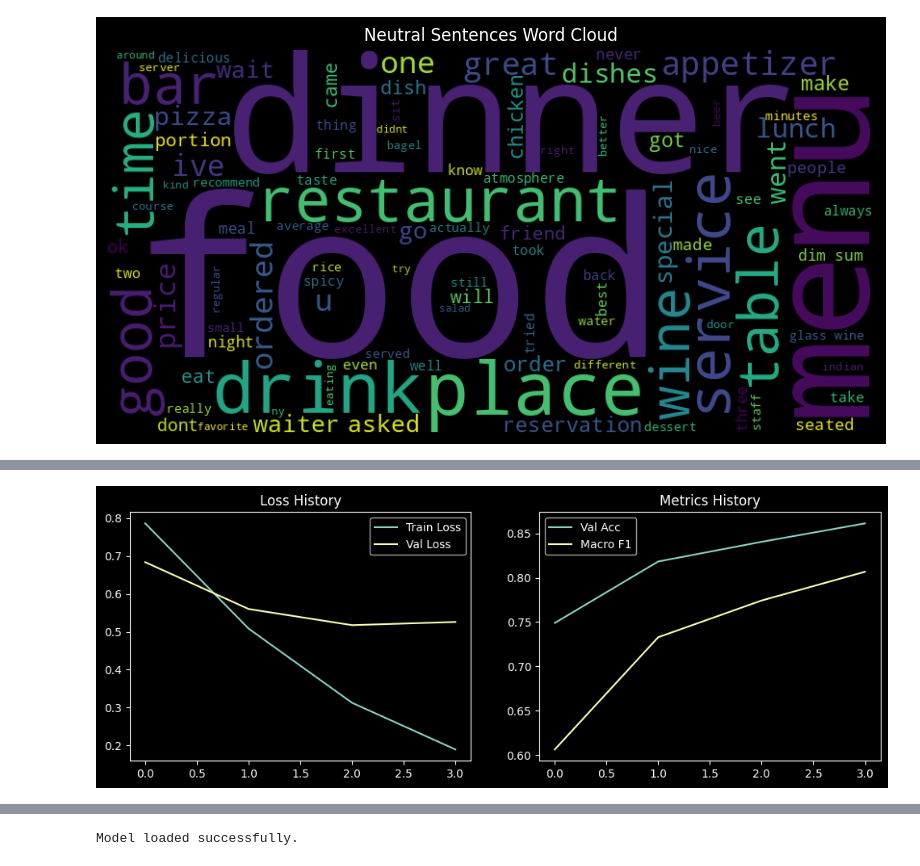
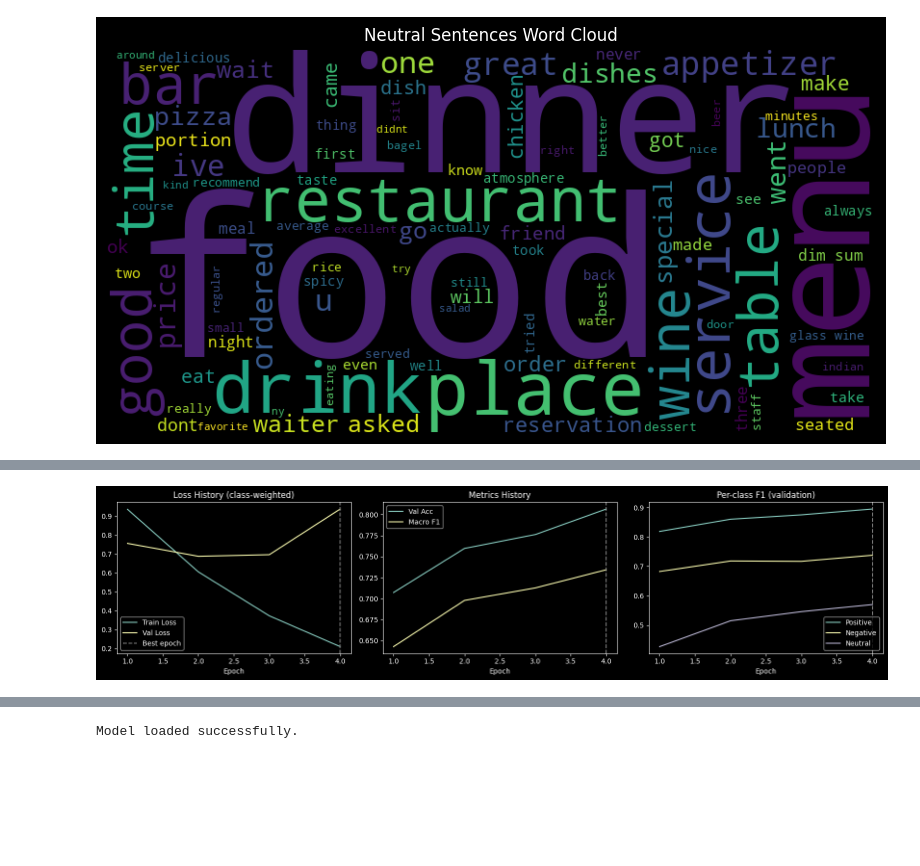
Before and after one commit to AmirMohammad-Sharbati/aspect-based-sentiment-analysis, a Jupyter notebook: aspect_based_sentiment_analysis.ipynb, the cells around one changed output, grey strips where cells are left out. Cells and saved outputs as stored; diff of their text form; code cells hidden in the pictures; blank space fills up the shorter version.

Commit message:
Complete and enhance aspect-based sentiment analysis notebook with improved functionality, robustness, and final results

```diff
--- a/aspect_based_sentiment_analysis.ipynb
+++ b/aspect_based_sentiment_analysis.ipynb
@@ -271,6 +355,6 @@ print(val_df["label"].value_counts(normalize=True).sort_index())
 # %%
 set_seed(42)
-ray.init(ignore_reinit_error=True) # Prevent Kaggle crashes
+ray.init(ignore_reinit_error=True)  # Prevent Kaggle crashes
 
 # Put data in object store
 train_ref = ray.put(train_df)
@@ -282,16 +366,24 @@ search_space = {
     "batch_size": tune.choice([16, 32]),
     "weight_decay": tune.choice([0.01, 0.1]),
     "epochs": 4,
+    "seed": 42,
+    "use_class_weights": True,
     "train_data_ref": train_ref,
-    "val_data_ref": val_ref
+    "val_data_ref": val_ref,
 }
 
 tuner = tune.Tuner(
     tune.with_resources(train_absa, resources={"gpu": 1, "cpu": 2}),
     param_space=search_space,
-    tune_config=tune.TuneConfig(num_samples=20, scheduler=ASHAScheduler(metric='macro_f1', mode='max', max_t=4)),
+    tune_config=tune.TuneConfig(
+        num_samples=20,
+        scheduler=ASHAScheduler(metric="macro_f1", mode="max", max_t=4),
+    ),
 )
 results = tuner.fit()
+
+# Trials that raised (e.g. non-finite loss) are reported, not hidden as NaN
+print(f"\nErrored trials: {results.num_errors} / {len(results)}")
 
 # Save ALL experiment results to CSV (VERY IMPORTANT FOR REPORT)
 all_results = results.get_dataframe()
@@ -344,18 +437,34 @@ Trial Status
 All model results saved to all_models_results.csv
 # %%
-# Plotting the Best Model
-best_res = results.get_best_result(metric="macro_f1", mode="max")
+# Rank by the BEST epoch, not the last one
+best_res = results.get_best_result(metric="best_macro_f1", mode="max")
 pdf = best_res.metrics_dataframe.sort_values("training_iteration")
+epochs_axis = pdf["training_iteration"]
+best_epoch = int(best_res.metrics["best_epoch"])
 
-plt.figure(figsize=(12, 4))
-plt.subplot(1, 2, 1)
-plt.plot(pdf['train_loss'], label='Train Loss'); plt.plot(pdf['val_loss'], label='Val Loss')
-plt.title('Loss History'); plt.legend()
+plt.figure(figsize=(16, 4))
 
-plt.subplot(1, 2, 2)
-plt.plot(pdf['val_acc'], label='Val Acc'); plt.plot(pdf['macro_f1'], label='Macro F1')
-plt.title('Metrics History'); plt.legend()
+plt.subplot(1, 3, 1)
+plt.plot(epochs_axis, pdf["train_loss"], label="Train Loss")
+plt.plot(epochs_axis, pdf["val_loss"], label="Val Loss")
+plt.axvline(best_epoch, color="gray", linestyle="--", label="Best epoch")
+plt.xlabel("Epoch"); plt.title("Loss History (class-weighted)"); plt.legend()
+
+plt.subplot(1, 3, 2)
+plt.plot(epochs_axis, pdf["val_acc"], label="Val Acc")
+plt.plot(epochs_axis, pdf["macro_f1"], label="Macro F1")
+plt.axvline(best_epoch, color="gray", linestyle="--")
+plt.xlabel("Epoch"); plt.title("Metrics History"); plt.legend()
+
+plt.subplot(1, 3, 3)
+plt.plot(epochs_axis, pdf["f1_positive"], label="Positive")
+plt.plot(epochs_axis, pdf["f1_negative"], label="Negative")
+plt.plot(epochs_axis, pdf["f1_neutral"], label="Neutral")
+plt.axvline(best_epoch, color="gray", linestyle="--")
+plt.xlabel("Epoch"); plt.title("Per-class F1 (validation)"); plt.legend()
+
+plt.tight_layout()
 plt.show()
 # %% [output]
-[figure, old version]
+[figure, new version]
 # %%
```
Also changed, not shown: parts of 24 cells of this notebook.
